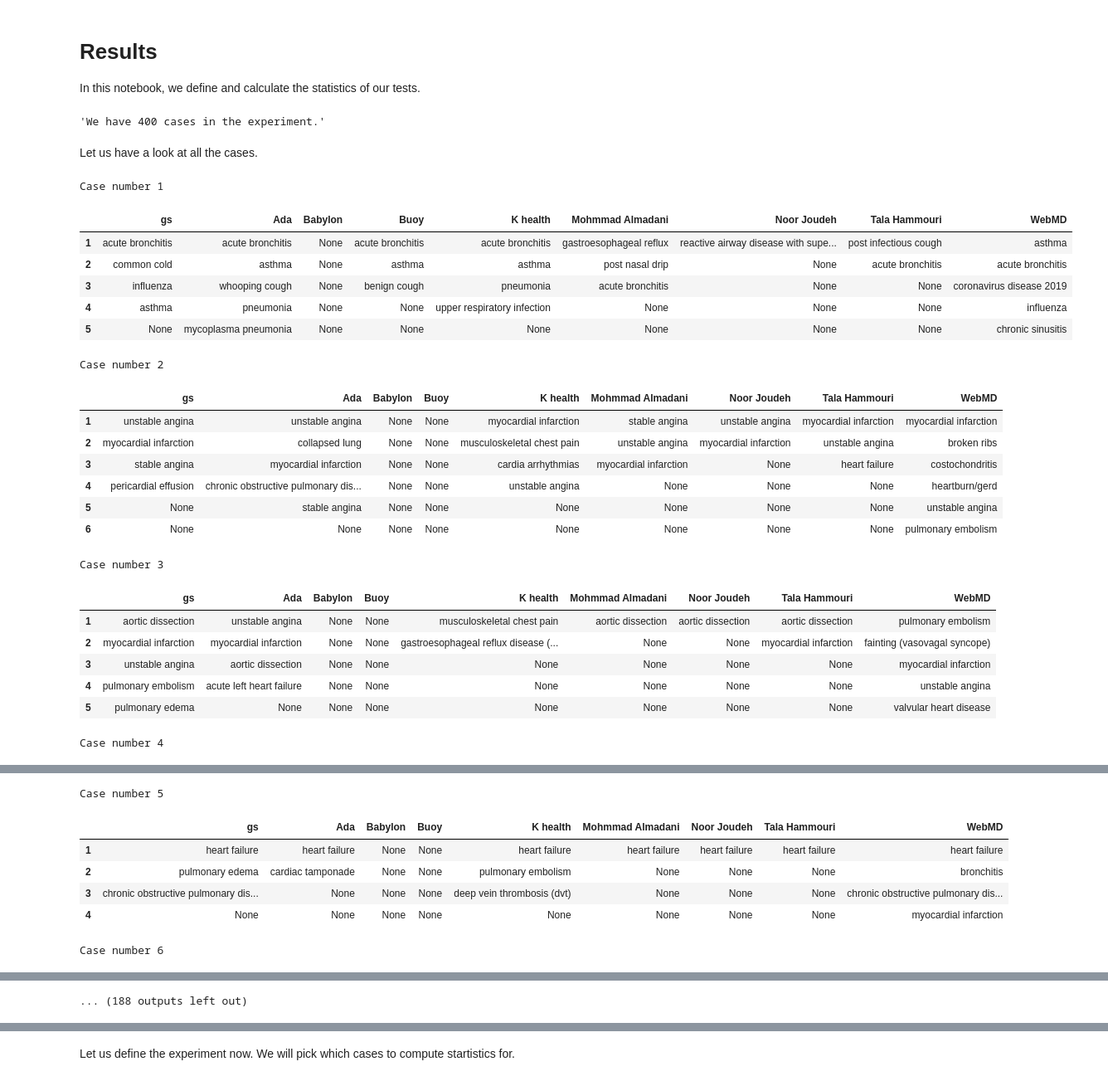
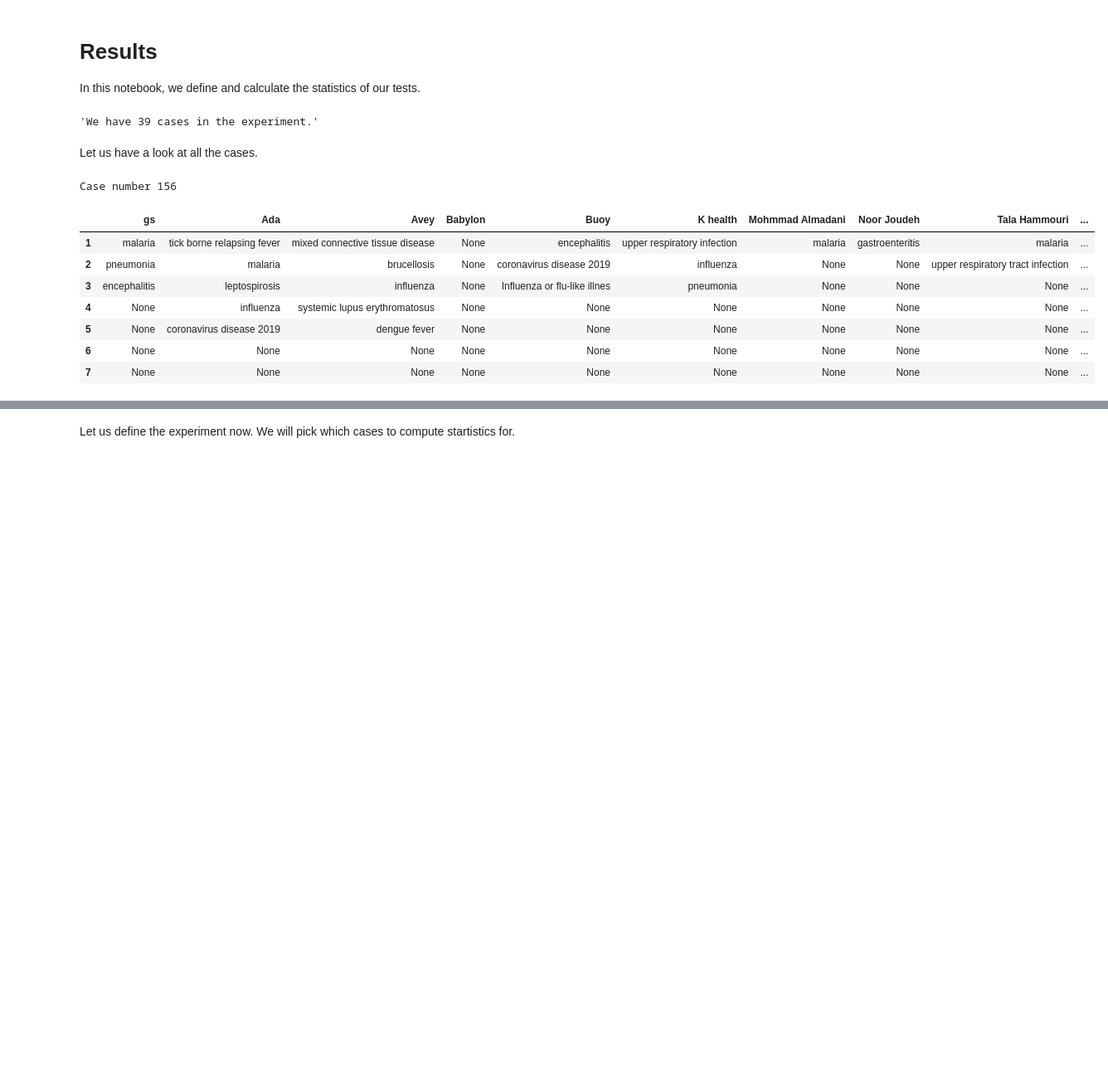
Before and after one commit to rimads/avey-paper, a Jupyter notebook: main.ipynb, the cells around one changed output, grey strips where cells are left out. Shown at 83% size. Saved outputs shown, nothing was run; the diff lists cells and outputs as text; code cells hidden in the pictures; blank space fills up the shorter version.

Commit message:
some more results

```diff
--- a/main.ipynb
+++ b/main.ipynb
@@ -9,34 +9,11 @@ import pandas as pd
 from collections import defaultdict
 import math
 import os
-# dirName = "results"
-
-# def loadData():
-#     data = {}
-#     for content in os.listdir(dirName):
-#         contentPath = os.path.join(dirName,content)
-#         if os.path.isfile(contentPath) and ".json" in content:
-#             with open(contentPath, "r", encoding='utf-8') as file:
-#                 data = {**data,**json.loads(file.read().replace("$",""))}
-
-#     raiseError = False
-#     for caseNum, case in data.items():
-#         if len(case) != 9:
-#             raiseError = True
-#             print(f"Case {caseNum} has only {sorted(list(case.keys()))}")
-
-#     if raiseError:
-#         raise ValueError
-
-#     for case in data.values():
-#         for app, result in case.items():
-#             case[app] = [r for r in result if r]
-
-#     return data
 
 def loadData(fileName):
     with open(f'{fileName}.json', 'r', encoding='utf-8') as file:
-        return json.load(file)
+        data = json.load(file)
+        return data
 
 def normalize(cases):
     for case in cases.values():
@@ -57,42 +34,32 @@ def getDataframe(case):
 # %%
 # We need to make all the differentials of the same length to ease comparison
 # We pad the lists with None
-data = loadData('allResults')
+# data = loadData('allResults')
+data = loadData('aveyAll')
+for caseNum, tests in data.items():
+    assert len(tests.keys()) == 10, f"app missing in case {caseNum}, {tests.keys()}"
+data = {k:v for k,v in data.items() if k in loadData('maram')}
 normalizedData = normalize(data)
-cases = {id: getDataframe(case) for id, case in normalizedData.items()}
+cases = {int(id): getDataframe(case) for id, case in normalizedData.items()}
 caseClassification = loadData('case-classification')
 f'We have {len(cases)} cases in the experiment.'
 # %% [output]
-'We have 400 cases in the experiment.'
+'We have 39 cases in the experiment.'
 # %% [markdown]
 Let us have a look at all the cases.
 # %%
 from IPython.display import display
 for caseNum, case in cases.items():
     print(f"Case number {caseNum}")
     display(case)
-    # break
+    break
 # %% [output]
-Case number 1
+Case number 156
-|  | gs | Ada | Babylon | Buoy | K health | Mohmmad Almadani | Noor Joudeh | Tala Hammouri | WebMD |
-| 1 | acute bronchitis | acute bronchitis | None | acute bronchitis | acute bronchitis | gastroesophageal reflux | reactive airway disease with supe... | post infectious cough | asthma |
-| 2 | common cold | asthma | None | asthma | asthma | post nasal drip | None | acute bronchitis | acute bronchitis |
-| 3 | influenza | whooping cough | None | benign cough | pneumonia | acute bronchitis | None | None | coronavirus disease 2019 |
-| 4 | asthma | pneumonia | None | None | upper respiratory infection | None | None | None | influenza |
-| 5 | None | mycoplasma pneumonia | None | None | None | None | None | None | chronic sinusitis |
+|  | gs | Ada | Avey | Babylon | Buoy | K health | Mohmmad Almadani | Noor Joudeh | Tala Hammouri | ... |
+| 1 | malaria | tick borne relapsing fever | mixed connective tissue disease | None | encephalitis | upper respiratory infection | malaria | gastroenteritis | malaria | ... |
+| 2 | pneumonia | malaria | brucellosis | None | coronavirus disease 2019 | influenza | None | None | upper respiratory tract infection | ... |
+| 3 | encephalitis | leptospirosis | influenza | None | Influenza or flu-like illnes | pneumonia | None | None | None | ... |
+| 4 | None | influenza | systemic lupus erythromatosus | None | None | None | None | None | None | ... |
+| 5 | None | coronavirus disease 2019 | dengue fever | None | None | None | None | None | None | ... |
+| 6 | None | None | None | None | None | None | None | None | None | ... |
+| 7 | None | None | None | None | None | None | None | None | None | ... |
-Case number 2
-|  | gs | Ada | Babylon | Buoy | K health | Mohmmad Almadani | Noor Joudeh | Tala Hammouri | WebMD |
-| 1 | unstable angina | unstable angina | None | None | myocardial infarction | stable angina | unstable angina | myocardial infarction | myocardial infarction |
-| 2 | myocardial infarction | collapsed lung | None | None | musculoskeletal chest pain | unstable angina | myocardial infarction | unstable angina | broken ribs |
-| 3 | stable angina | myocardial infarction | None | None | cardia arrhythmias | myocardial infarction | None | heart failure | costochondritis |
-| 4 | pericardial effusion | chronic obstructive pulmonary dis... | None | None | unstable angina | None | None | None | heartburn/gerd |
-| 5 | None | stable angina | None | None | None | None | None | None | unstable angina |
-| 6 | None | None | None | None | None | None | None | None | pulmonary embolism |
-Case number 3
-|  | gs | Ada | Babylon | Buoy | K health | Mohmmad Almadani | Noor Joudeh | Tala Hammouri | WebMD |
-| 1 | aortic dissection | unstable angina | None | None | musculoskeletal chest pain | aortic dissection | aortic dissection | aortic dissection | pulmonary embolism |
-| 2 | myocardial infarction | myocardial infarction | None | None | gastroesophageal reflux disease (... | None | None | myocardial infarction | fainting (vasovagal syncope) |
-| 3 | unstable angina | aortic dissection | None | None | None | None | None | None | myocardial infarction |
-| 4 | pulmonary embolism | acute left heart failure | None | None | None | None | None | None | unstable angina |
-| 5 | pulmonary edema | None | None | None | None | None | None | None | valvular heart disease |
-Case number 4
@@ -106,7 +65,0 @@ Case number 4
-Case number 5
-|  | gs | Ada | Babylon | Buoy | K health | Mohmmad Almadani | Noor Joudeh | Tala Hammouri | WebMD |
-| 1 | heart failure | heart failure | None | None | heart failure | heart failure | heart failure | heart failure | heart failure |
-| 2 | pulmonary edema | cardiac tamponade | None | None | pulmonary embolism | None | None | None | bronchitis |
-| 3 | chronic obstructive pulmonary dis... | None | None | None | deep vein thrombosis (dvt) | None | None | None | chronic obstructive pulmonary dis... |
-| 4 | None | None | None | None | None | None | None | None | myocardial infarction |
-Case number 6
@@ -120,4 +66,3 @@ Case number 6
-... (188 outputs left out)
 # %% [markdown]
 ## Let us define the metrics now.
 
```
Also changed, not shown: parts of 6 cells of this notebook, 48 other files.
